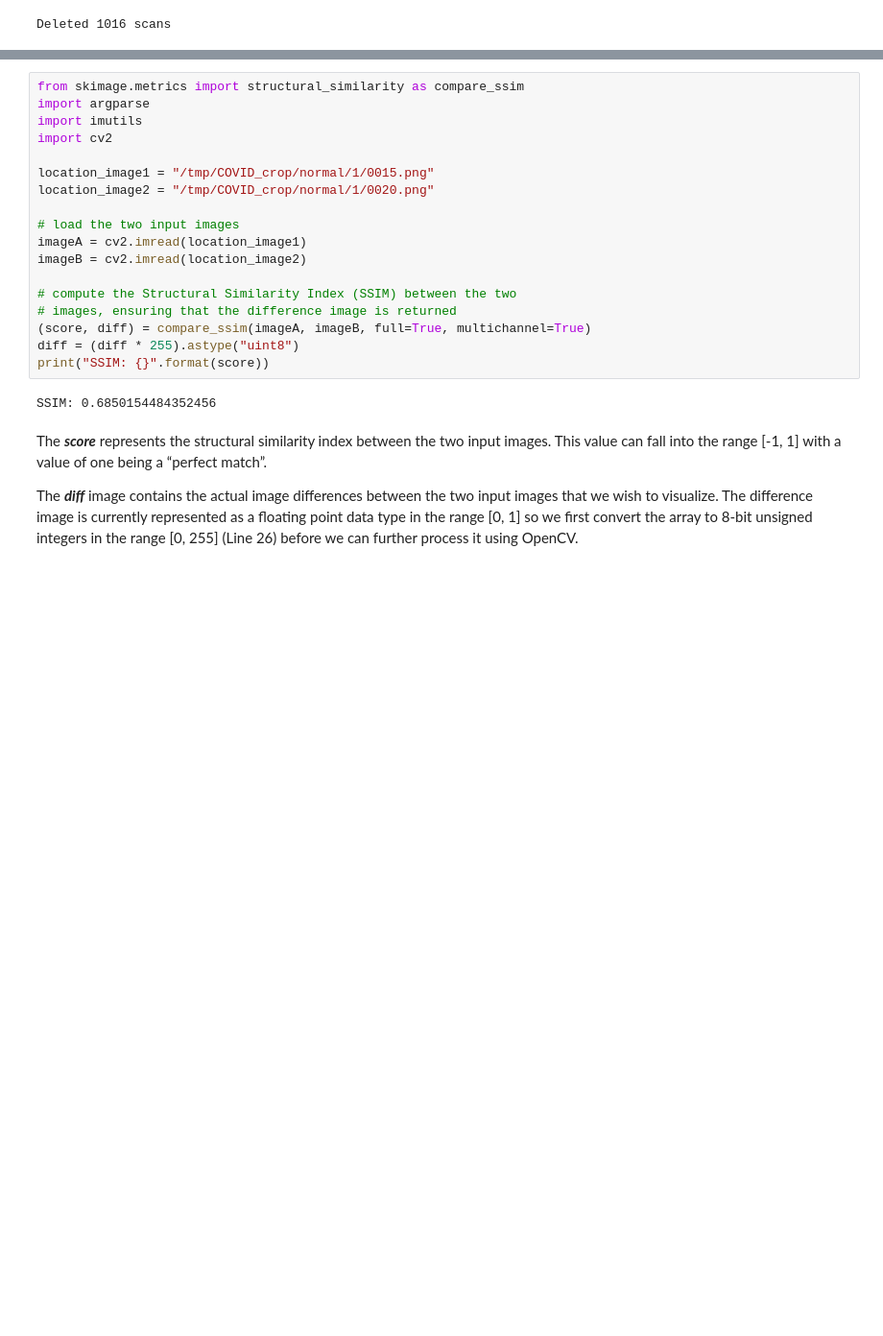
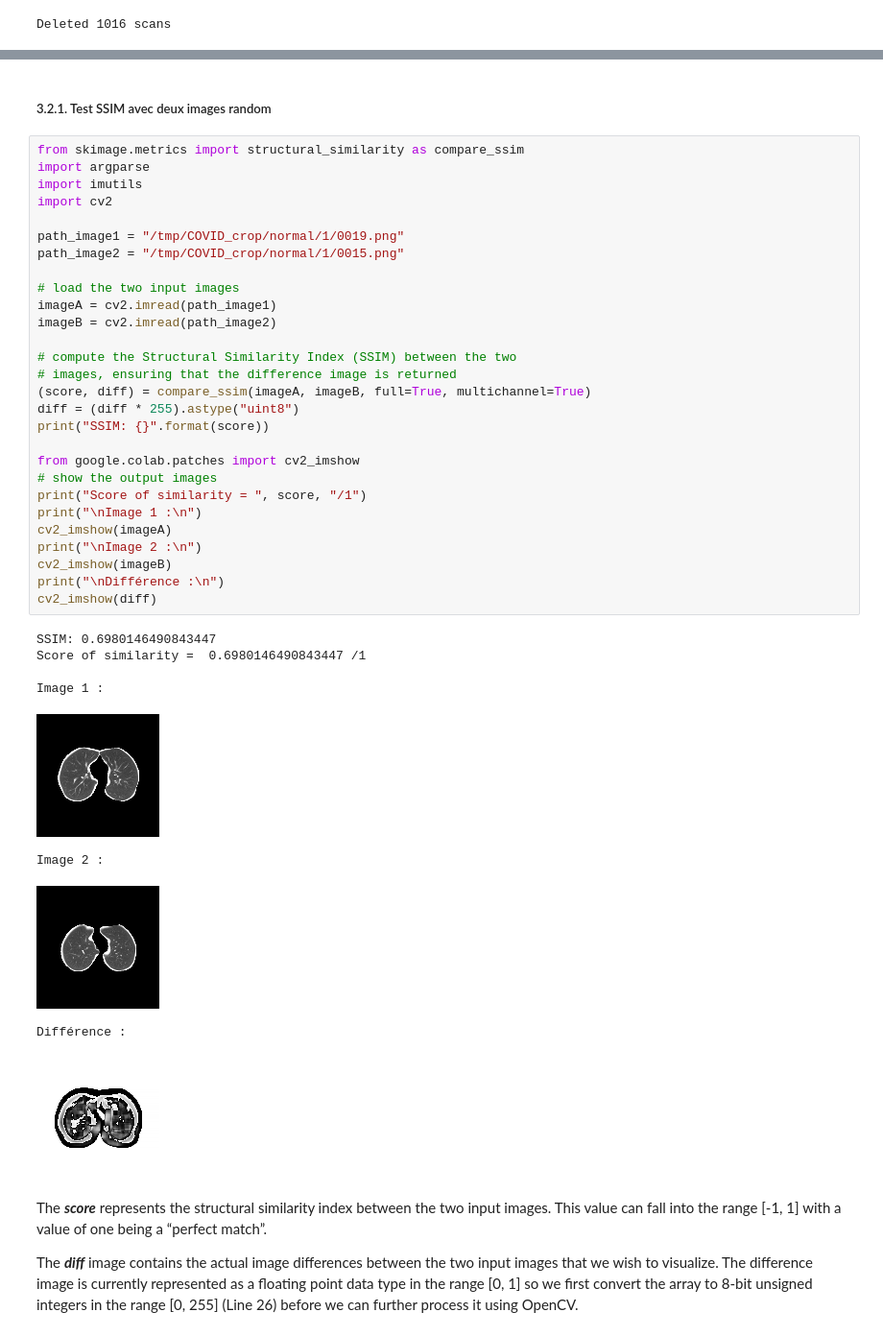
Before and after one commit to quent1fvr/Infection_pulmonaire, a Jupyter notebook: Infection_pulmonaire.ipynb, the cells around one changed output, grey strips where cells are left out. Shown at 96% size. Cells and saved outputs as stored; diff of their text form; blank space fills up the shorter version.

```diff
--- a/Infection_pulmonaire.ipynb
+++ b/Infection_pulmonaire.ipynb
@@ -279,23 +194,43 @@ plt.show()
+# %% [markdown]
+##### 3.2.1. Test SSIM avec deux images random
 # %%
 from skimage.metrics import structural_similarity as compare_ssim
 import argparse
 import imutils
 import cv2
 
-location_image1 = "/tmp/COVID_crop/normal/1/0015.png"
-location_image2 = "/tmp/COVID_crop/normal/1/0020.png"
+path_image1 = "/tmp/COVID_crop/normal/1/0019.png"
+path_image2 = "/tmp/COVID_crop/normal/1/0015.png"
 
 # load the two input images
-imageA = cv2.imread(location_image1)
-imageB = cv2.imread(location_image2)
+imageA = cv2.imread(path_image1)
+imageB = cv2.imread(path_image2)
 
 # compute the Structural Similarity Index (SSIM) between the two
 # images, ensuring that the difference image is returned
 (score, diff) = compare_ssim(imageA, imageB, full=True, multichannel=True)
 diff = (diff * 255).astype("uint8")
 print("SSIM: {}".format(score))
+
+from google.colab.patches import cv2_imshow
+# show the output images
+print("Score of similarity = ", score, "/1")
+print("\nImage 1 :\n")
+cv2_imshow(imageA)
+print("\nImage 2 :\n")
+cv2_imshow(imageB)
+print("\nDifférence :\n")
+cv2_imshow(diff)
 # %% [output]
-SSIM: 0.6850154484352456
+SSIM: 0.6980146490843447
+Score of similarity =  0.6980146490843447 /1
+
+Image 1 :
+[figure, added]
+Image 2 :
+[figure, added]
+Différence :
+[figure, added]
 # %% [markdown]
 The ***score*** represents the structural similarity index between the two input images. This value can fall into the range [-1, 1] with a value of one being a “perfect match”.
 
```
Also changed, not shown: parts of 29 cells of this notebook.
